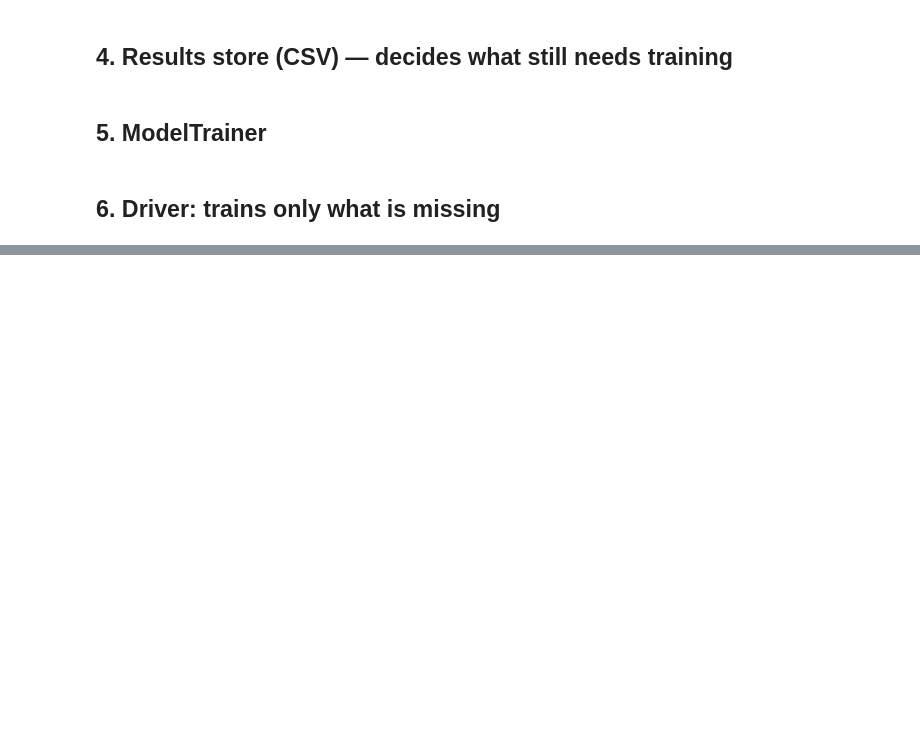
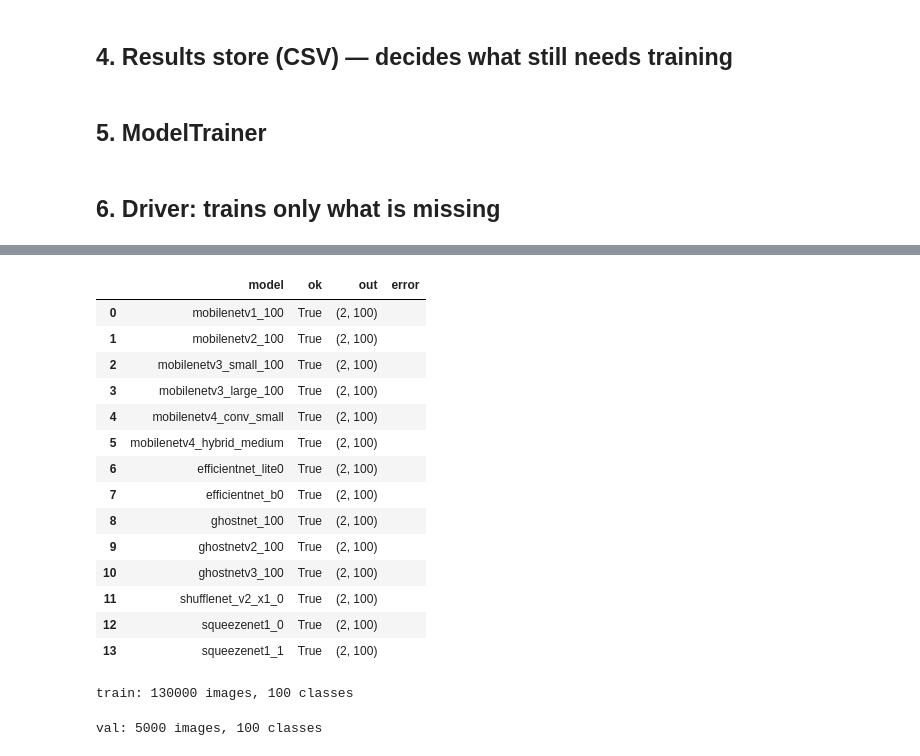
Before and after one commit to Kananelo688/ai-accelerators, a Jupyter notebook: notebooks/train_cnn_imagenet100.ipynb, the cells around one changed output, grey strips where cells are left out. Saved outputs shown, nothing was run; the diff lists cells and outputs as text; code cells hidden in the pictures; blank space fills up the shorter version.

```diff
--- a/notebooks/train_cnn_imagenet100.ipynb
+++ b/notebooks/train_cnn_imagenet100.ipynb
@@ -547 +865,28 @@ W1021 19:52:28.448000 21344 site-packages\torch\utils\flop_counter.py:29] triton
+# %%
+# 7b. Forward-pass every model at the TRAINING resolution (160px).
+#     Catches architectures that break on small inputs. All rows must show ok=True.
+check_forward()
+# %% [output]
+|  | model | ok | out | error |
+| 0 | mobilenetv1_100 | True | (2, 100) |  |
+| 1 | mobilenetv2_100 | True | (2, 100) |  |
+| 2 | mobilenetv3_small_100 | True | (2, 100) |  |
+| 3 | mobilenetv3_large_100 | True | (2, 100) |  |
+| 4 | mobilenetv4_conv_small | True | (2, 100) |  |
+| 5 | mobilenetv4_hybrid_medium | True | (2, 100) |  |
+| 6 | efficientnet_lite0 | True | (2, 100) |  |
+| 7 | efficientnet_b0 | True | (2, 100) |  |
+| 8 | ghostnet_100 | True | (2, 100) |  |
+| 9 | ghostnetv2_100 | True | (2, 100) |  |
+| 10 | ghostnetv3_100 | True | (2, 100) |  |
+| 11 | shufflenet_v2_x1_0 | True | (2, 100) |  |
+| 12 | squeezenet1_0 | True | (2, 100) |  |
+| 13 | squeezenet1_1 | True | (2, 100) |  |
+# %%
+# 7c. Build the caches. One-off: roughly 5-10 min for train, under a minute for val.
+#     Expect "train: 130000 images, 100 classes" and "val: 5000 images, 100 classes".
+ensure_caches(CFG)
+# %% [output]
+train: 130000 images, 100 classes
+val: 5000 images, 100 classes
 # %%
```
Also changed, not shown: parts of 31 cells of this notebook, 3 other files.
